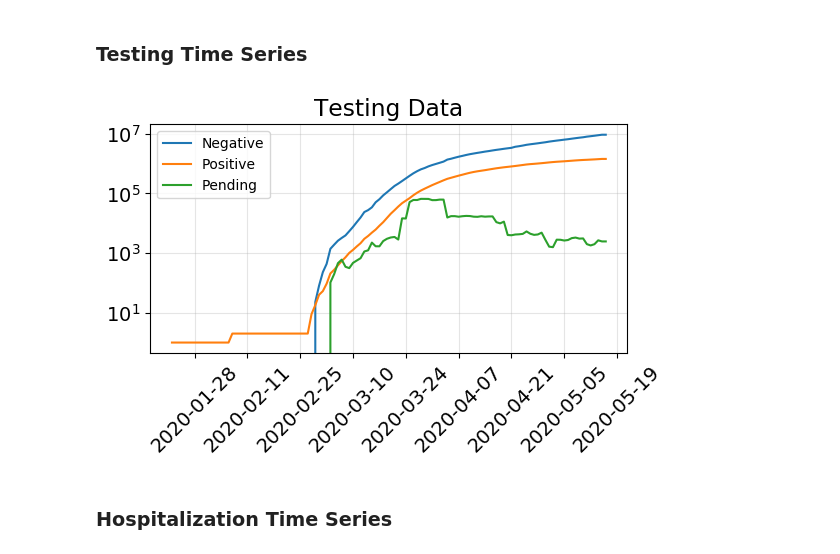
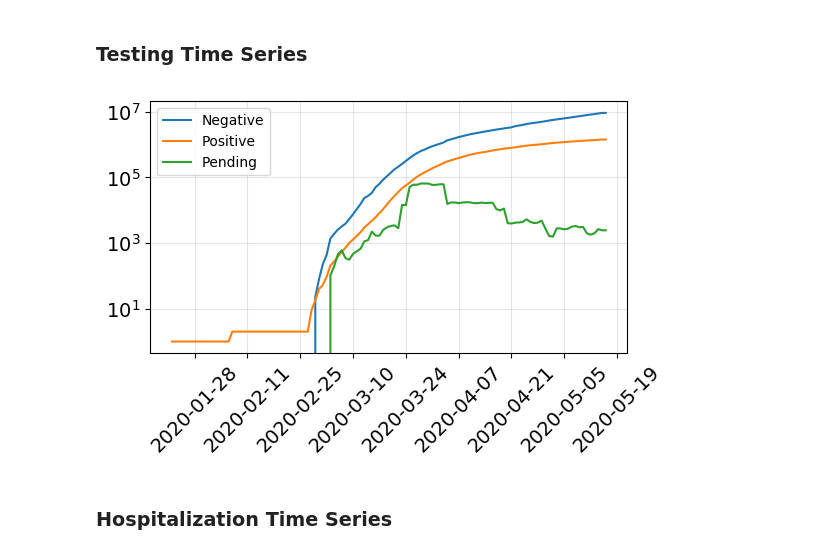
Before and after one commit to analisahill/covid19-analysis, a Jupyter notebook: COVID19_Analysis.ipynb, the cells around one changed output. Cells and saved outputs as stored; diff of their text form; code cells hidden in the pictures.

```diff
--- a/COVID19_Analysis.ipynb
+++ b/COVID19_Analysis.ipynb
@@ -113,22 +115,17 @@ plt.tight_layout()
 # %%
 xtickdates = pd.to_datetime('2020-02-01 2020-03-01 2020-04-01 2020-05-01'.split())
 
 fig, ax = plt.subplots(dpi=100)
-# dfs.plot(ax=ax, x='Date', y='Negative', )
-# dfs.plot(ax=ax, x='Date', y='Positive', )
-# dfs.plot(ax=ax, x='Date', y='Pending', )
 ax.plot(dfs.Date, dfs.Negative, label='Negative')
 ax.plot(dfs.Date, dfs.Positive, label='Positive')
 ax.plot(dfs.Date, dfs.Pending, label='Pending')
 ax.legend( prop={'size': 10})
-ax.set_title(r'Testing Data')
 plt.xticks(rotation=45)
 plt.grid(alpha=.33)
 ax.semilogy()
 plt.tight_layout()
-#ax.set_xticks(list(n_days))
 # %% [output]
-[figure, old version]
+[figure, new version]
 # %% [markdown]
 ### Hospitalization Time Series
 # %%
```
Also changed, not shown: parts of 15 cells of this notebook.
